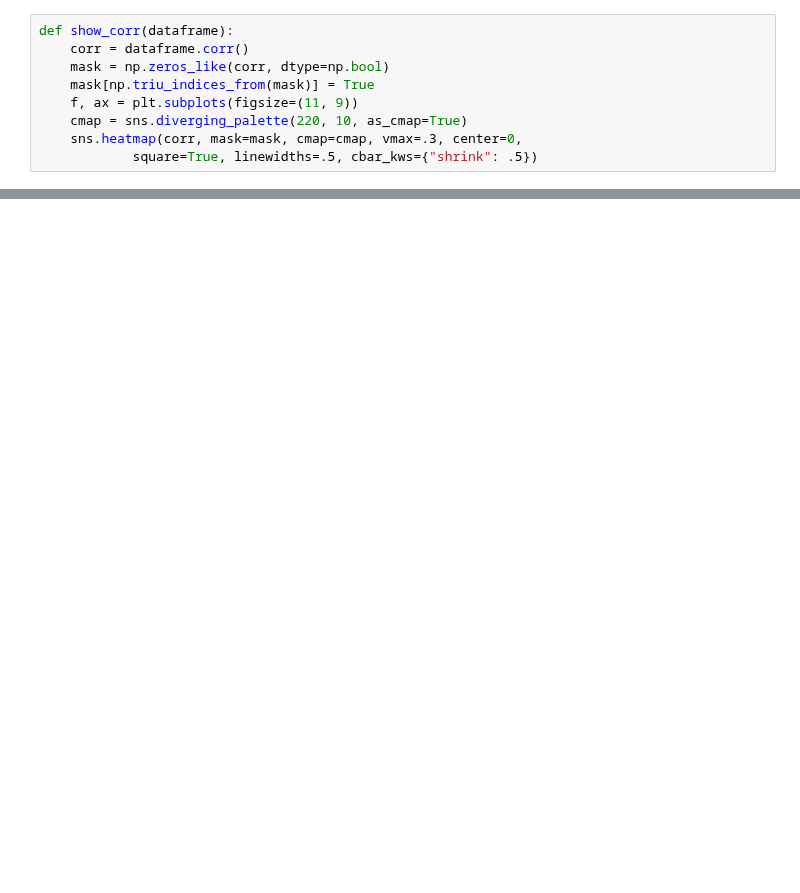
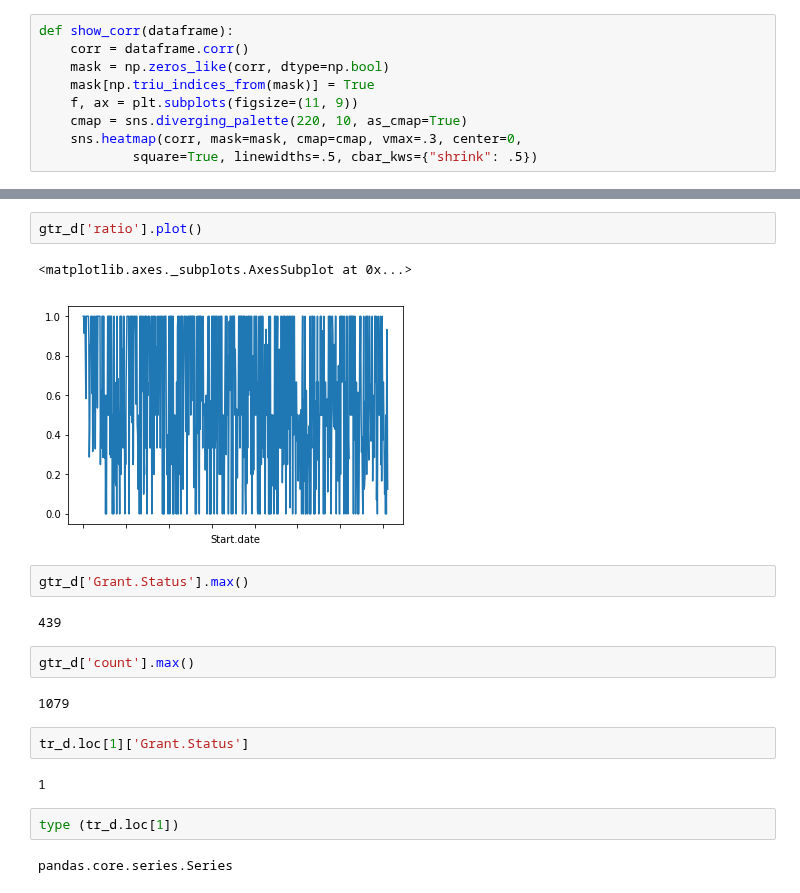
Before and after one commit to 2018HCIntern/2018HCIntern, a Jupyter notebook: GAN/milestone.grant/eda.ipynb, the cells around one changed output, grey strips where cells are left out. Saved outputs shown, nothing was run; the diff lists cells and outputs as text; blank space fills up the shorter version.

```diff
--- a/GAN/milestone.grant/eda.ipynb
+++ b/GAN/milestone.grant/eda.ipynb
@@ -126,0 +336,21 @@ show_corr(tr_d_1000)
+# %%
+gtr_d['ratio'].plot()
+# %% [output]
+<matplotlib.axes._subplots.AxesSubplot at 0x...>
+[figure, added]
+# %%
+gtr_d['Grant.Status'].max()
+# %% [output]
+439
+# %%
+gtr_d['count'].max()
+# %% [output]
+1079
+# %%
+tr_d.loc[1]['Grant.Status']
+# %% [output]
+1
+# %%
+type (tr_d.loc[1])
+# %% [output]
+pandas.core.series.Series
```
Also changed, not shown: parts of 58 cells of this notebook, 8 other files.
